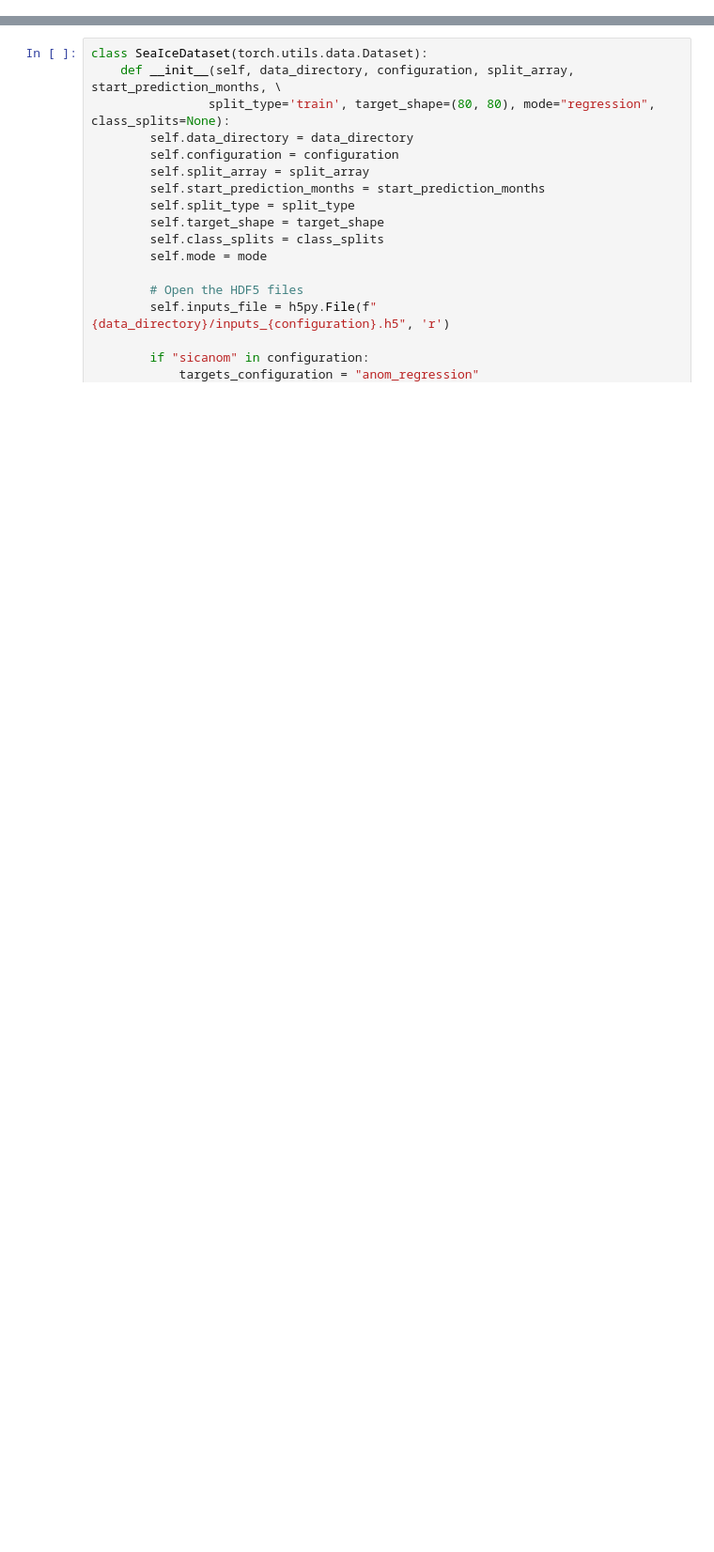
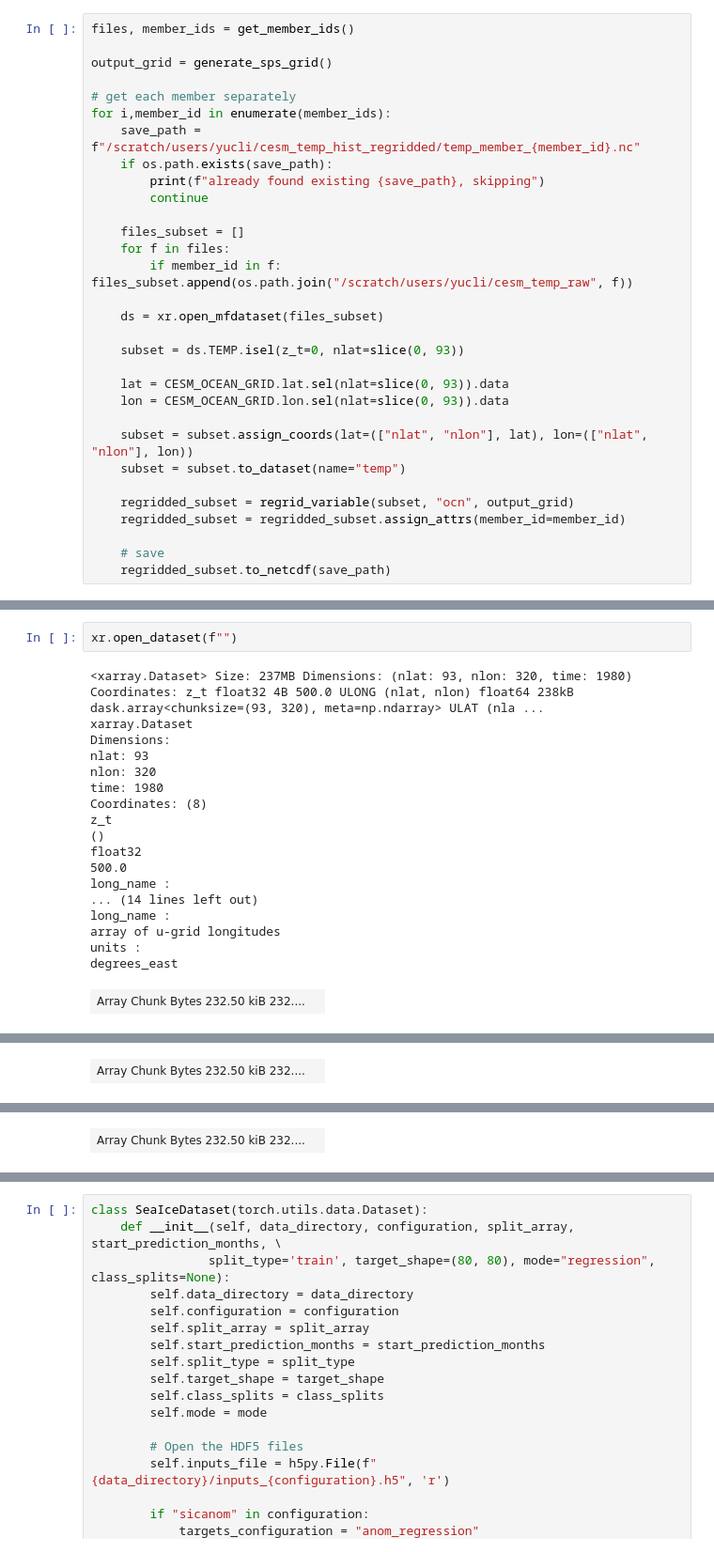
Before and after one commit to ychnli/sicpred, a Jupyter notebook: notebooks/cesm_lens_testing.ipynb, the cells around one changed output, grey strips where cells are left out. Shown: that part at 94% size. Saved outputs shown, nothing was run; the diff lists cells and outputs as text; blank space fills up the shorter version.

Commit message:
Test download/regridding scripts for SMBB ocean temperature data

```diff
--- a/notebooks/cesm_lens_testing.ipynb
+++ b/notebooks/cesm_lens_testing.ipynb
@@ -105,0 +154,31 @@ NameError: name 'write_nc_file' is not defined
+# %%
+files, member_ids = get_member_ids()
+
+output_grid = generate_sps_grid()
+
+# get each member separately
+for i,member_id in enumerate(member_ids):
+    save_path = f"/scratch/users/yucli/cesm_temp_hist_regridded/temp_member_{member_id}.nc"
+    if os.path.exists(save_path):
+        print(f"already found existing {save_path}, skipping")
+        continue
+
+    files_subset = []
+    for f in files:
+        if member_id in f: files_subset.append(os.path.join("/scratch/users/yucli/cesm_temp_raw", f))
+
+    ds = xr.open_mfdataset(files_subset)
+
+    subset = ds.TEMP.isel(z_t=0, nlat=slice(0, 93))
+
+    lat = CESM_OCEAN_GRID.lat.sel(nlat=slice(0, 93)).data
+    lon = CESM_OCEAN_GRID.lon.sel(nlat=slice(0, 93)).data
+
+    subset = subset.assign_coords(lat=(["nlat", "nlon"], lat), lon=(["nlat", "nlon"], lon))
+    subset = subset.to_dataset(name="temp")
+
+    regridded_subset = regrid_variable(subset, "ocn", output_grid)
+    regridded_subset = regridded_subset.assign_attrs(member_id=member_id)
+
+    # save
+    regridded_subset.to_netcdf(save_path)
@@ -105,0 +198,21 @@ NameError: name 'write_nc_file' is not defined
+# %%
+xr.open_dataset(f"")
+# %% [output]
+<xarray.Dataset> Size: 237MB Dimensions: (nlat: 93, nlon: 320, time: 1980) Coordinates: z_t float32 4B 500.0 ULONG (nlat, nlon) float64 238kB dask.array<chunksize=(93, 320), meta=np.ndarray> ULAT (nla ...
+xarray.Dataset
+Dimensions:
+nlat: 93
+nlon: 320
+time: 1980
+Coordinates: (8)
+z_t
+()
+float32
+500.0
+long_name :
+... (14 lines left out)
+long_name :
+array of u-grid longitudes
+units :
+degrees_east
+| Array Chunk Bytes 232.50 kiB 232.... |  |
@@ -105,0 +227 @@ NameError: name 'write_nc_file' is not defined
+| Array Chunk Bytes 232.50 kiB 232.... |  |
@@ -105,0 +236 @@ NameError: name 'write_nc_file' is not defined
+| Array Chunk Bytes 232.50 kiB 232.... |  |
```
Also changed, not shown: parts of 8 cells of this notebook.
